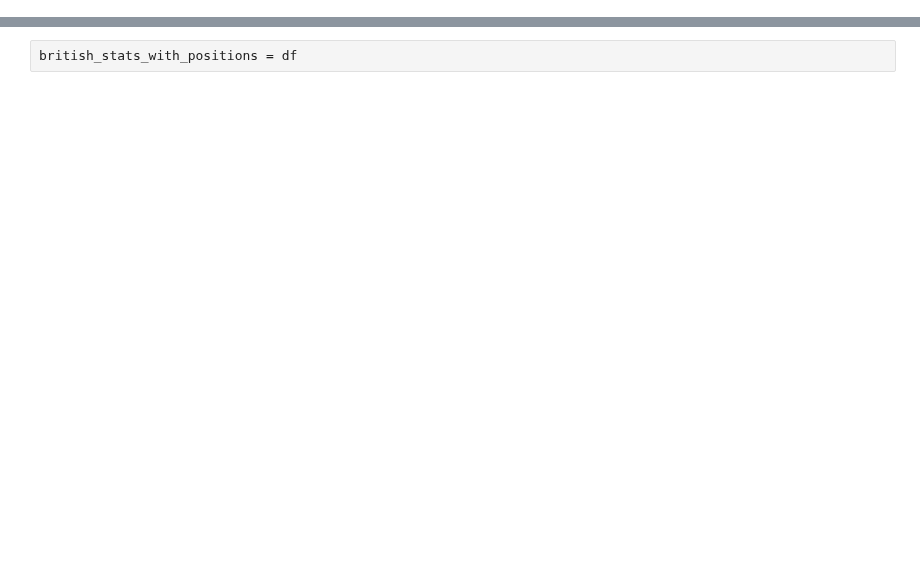
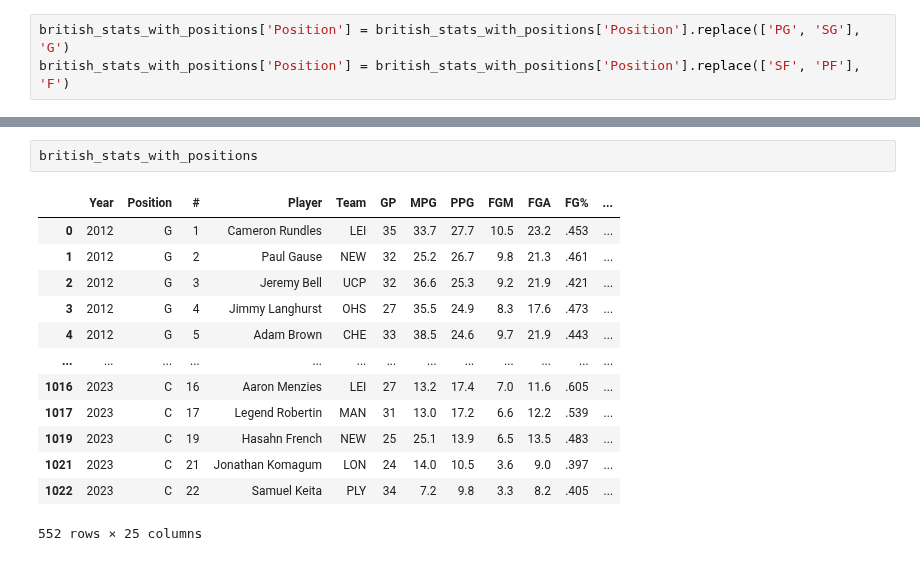
Before and after one commit to NEAT-Scouting-Data-Analytics/NEAT-Scouting-Data-Analytics, a Jupyter notebook: British_league.ipynb, the cells around one changed output, grey strips where cells are left out. Saved outputs shown, nothing was run; the diff lists cells and outputs as text; blank space fills up the shorter version.

```diff
--- a/British_league.ipynb
+++ b/British_league.ipynb
@@ -40,0 +44,3 @@ https://basketball.realgm.com/international/league/69/British-BBL/players{}
+# %%
+british_stats_with_positions['Position'] = british_stats_with_positions['Position'].replace(['PG', 'SG'], 'G')
+british_stats_with_positions['Position'] = british_stats_with_positions['Position'].replace(['SF', 'PF'], 'F')
@@ -99,2 +163,16 @@ df
 # %%
-british_stats_with_positions = df
+british_stats_with_positions
+# %% [output]
+|  | Year | Position | # | Player | Team | GP | MPG | PPG | FGM | FGA | FG% | ... |
+| 0 | 2012 | G | 1 | Cameron Rundles | LEI | 35 | 33.7 | 27.7 | 10.5 | 23.2 | .453 | ... |
+| 1 | 2012 | G | 2 | Paul Gause | NEW | 32 | 25.2 | 26.7 | 9.8 | 21.3 | .461 | ... |
+| 2 | 2012 | G | 3 | Jeremy Bell | UCP | 32 | 36.6 | 25.3 | 9.2 | 21.9 | .421 | ... |
+| 3 | 2012 | G | 4 | Jimmy Langhurst | OHS | 27 | 35.5 | 24.9 | 8.3 | 17.6 | .473 | ... |
+| 4 | 2012 | G | 5 | Adam Brown | CHE | 33 | 38.5 | 24.6 | 9.7 | 21.9 | .443 | ... |
+| ... | ... | ... | ... | ... | ... | ... | ... | ... | ... | ... | ... | ... |
+| 1016 | 2023 | C | 16 | Aaron Menzies | LEI | 27 | 13.2 | 17.4 | 7.0 | 11.6 | .605 | ... |
+| 1017 | 2023 | C | 17 | Legend Robertin | MAN | 31 | 13.0 | 17.2 | 6.6 | 12.2 | .539 | ... |
+| 1019 | 2023 | C | 19 | Hasahn French | NEW | 25 | 25.1 | 13.9 | 6.5 | 13.5 | .483 | ... |
+| 1021 | 2023 | C | 21 | Jonathan Komagum | LON | 24 | 14.0 | 10.5 | 3.6 | 9.0 | .397 | ... |
+| 1022 | 2023 | C | 22 | Samuel Keita | PLY | 34 | 7.2 | 9.8 | 3.3 | 8.2 | .405 | ... |
+552 rows × 25 columns
```
Also changed, not shown: parts of 26 cells of this notebook, 12 other files.
